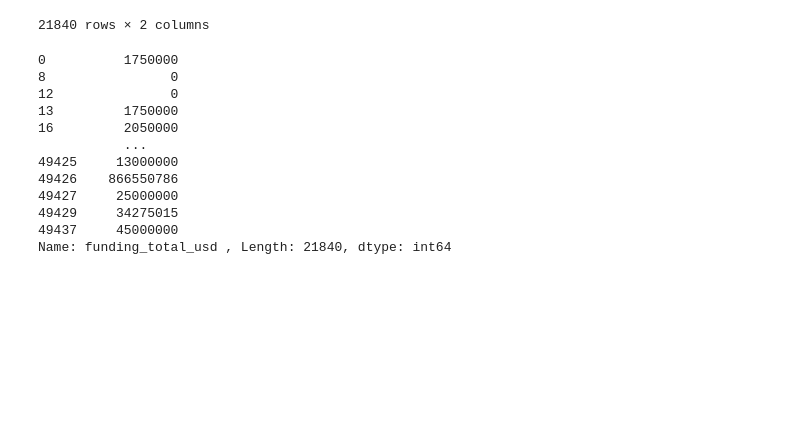
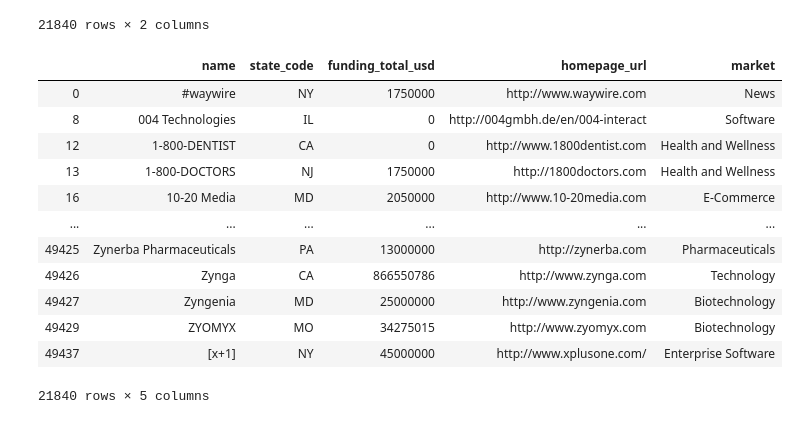
Before and after one commit to tdoanUNCG/etl-project, a Jupyter notebook: thien.ipynb, the cells around one changed output. Drawn from its saved outputs; the diff is of its cells as text; code cells hidden in the pictures; blank space fills up the shorter version.

```diff
--- a/thien.ipynb
+++ b/thien.ipynb
@@ -175,17 +175,20 @@ status_df
 status_df.to_csv(r'resources/status.csv')
 # %%
 company_df = investments_df.loc[:,['name','state_code','funding_total_usd ','homepage_url','market ']]
-company_df['funding_total_usd '].str.replace(',','').str.replace('-','0').astype(int)
+company_df['funding_total_usd '] = company_df['funding_total_usd '].str.replace(',','').str.replace('-','0').astype(int)
-# %% [output]
-0          1750000
-8                0
-12               0
-13         1750000
-16         2050000
-           ...
-49425     13000000
-49426    866550786
-49427     25000000
-49429     34275015
-49437     45000000
-Name: funding_total_usd , Length: 21840, dtype: int64
+# %%
+company_df
+# %% [output]
+|  | name | state_code | funding_total_usd | homepage_url | market |
+| 0 | #waywire | NY | 1750000 | http://www.waywire.com | News |
+| 8 | 004 Technologies | IL | 0 | http://004gmbh.de/en/004-interact | Software |
+| 12 | 1-800-DENTIST | CA | 0 | http://www.1800dentist.com | Health and Wellness |
+| 13 | 1-800-DOCTORS | NJ | 1750000 | http://1800doctors.com | Health and Wellness |
+| 16 | 10-20 Media | MD | 2050000 | http://www.10-20media.com | E-Commerce |
+| ... | ... | ... | ... | ... | ... |
+| 49425 | Zynerba Pharmaceuticals | PA | 13000000 | http://zynerba.com | Pharmaceuticals |
+| 49426 | Zynga | CA | 866550786 | http://www.zynga.com | Technology |
+| 49427 | Zyngenia | MD | 25000000 | http://www.zyngenia.com | Biotechnology |
+| 49429 | ZYOMYX | MO | 34275015 | http://www.zyomyx.com | Biotechnology |
+| 49437 | [x+1] | NY | 45000000 | http://www.xplusone.com/ | Enterprise Software |
+21840 rows × 5 columns
```
Also changed, not shown: parts of 1 cell of this notebook.
